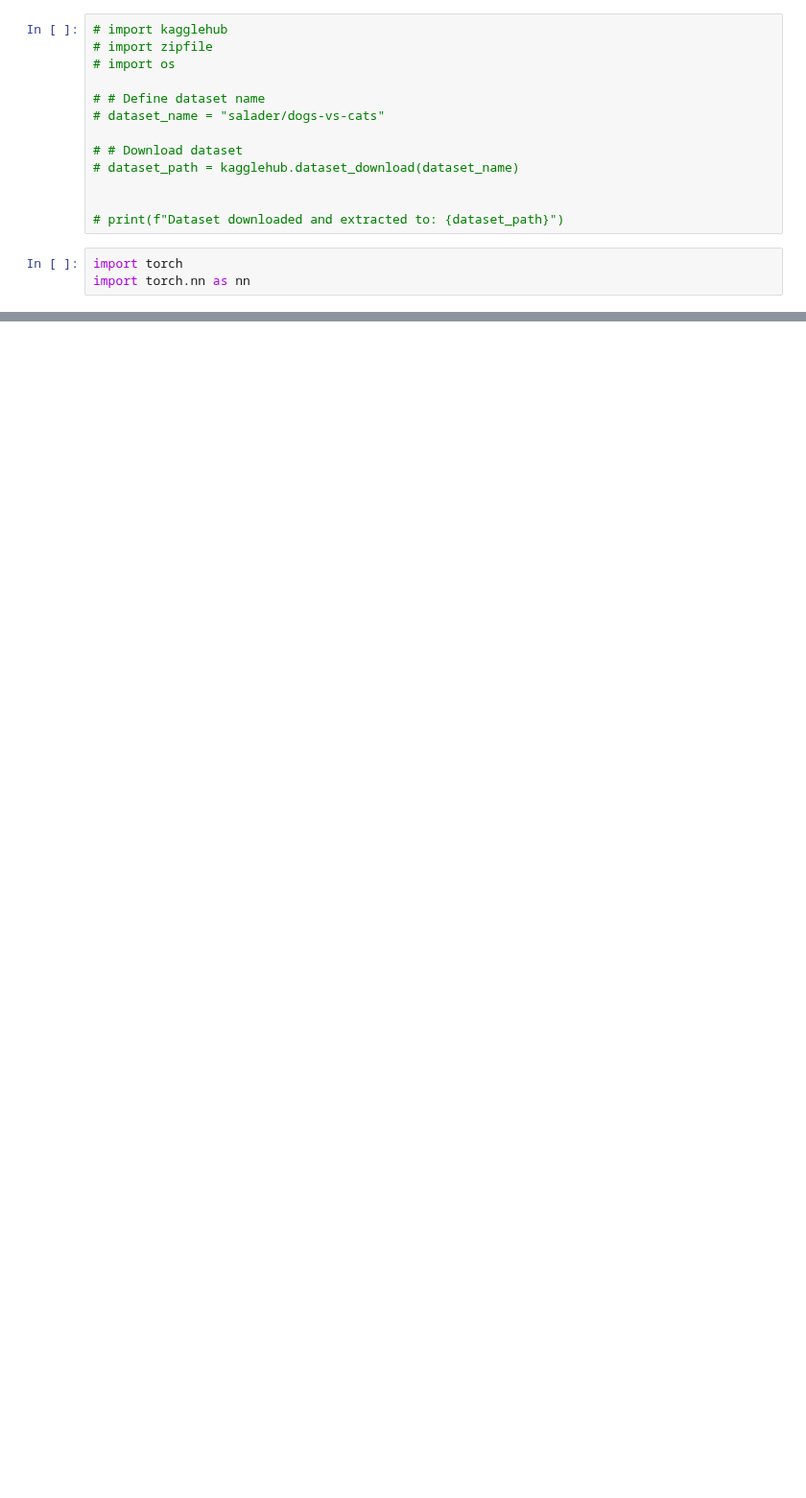
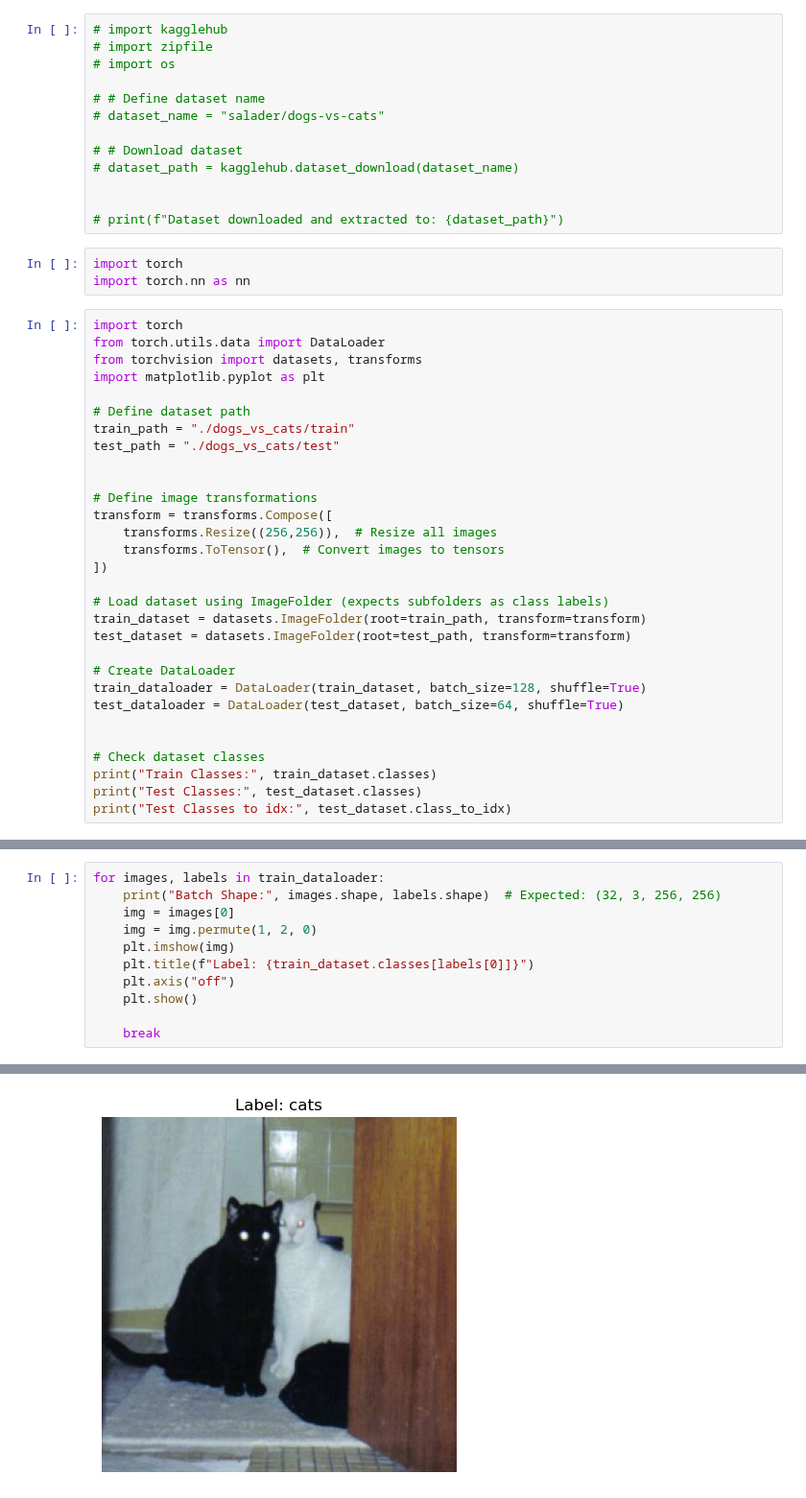
Before and after one commit to sandeepshakya2019/DeepLearning_HandsOn_Pytorch, a Jupyter notebook: 6_NewCourse/3_DogVsCat.ipynb, the cells around one changed output, grey strips where cells are left out. Shown at 96% size. Saved outputs shown, nothing was run; the diff lists cells and outputs as text; blank space fills up the shorter version.

```diff
--- a/6_NewCourse/3_DogVsCat.ipynb
+++ b/6_NewCourse/3_DogVsCat.ipynb
@@ -14,3 +14,33 @@
 # %%
 import torch
 import torch.nn as nn
+# %%
+import torch
+from torch.utils.data import DataLoader
+from torchvision import datasets, transforms
+import matplotlib.pyplot as plt
+
+# Define dataset path
+train_path = "./dogs_vs_cats/train"
+test_path = "./dogs_vs_cats/test"
+
+
+# Define image transformations
+transform = transforms.Compose([
+    transforms.Resize((256,256)),  # Resize all images
+    transforms.ToTensor(),  # Convert images to tensors
+])
+
+# Load dataset using ImageFolder (expects subfolders as class labels)
+train_dataset = datasets.ImageFolder(root=train_path, transform=transform)
+test_dataset = datasets.ImageFolder(root=test_path, transform=transform)
+
+# Create DataLoader
+train_dataloader = DataLoader(train_dataset, batch_size=128, shuffle=True)
+test_dataloader = DataLoader(test_dataset, batch_size=64, shuffle=True)
+
+
+# Check dataset classes
+print("Train Classes:", train_dataset.classes)
+print("Test Classes:", test_dataset.classes)
+print("Test Classes to idx:", test_dataset.class_to_idx)
@@ -16,0 +51,12 @@ import torch.nn as nn
+# %%
+for images, labels in train_dataloader:
+    print("Batch Shape:", images.shape, labels.shape)  # Expected: (32, 3, 256, 256)
+    img = images[0]
+    img = img.permute(1, 2, 0)
+    plt.imshow(img)
+    plt.title(f"Label: {train_dataset.classes[labels[0]]}")
+    plt.axis("off")
+    plt.show()
+
+    break
+# %% [output]
@@ -16,0 +64 @@ import torch.nn as nn
+[figure, added]
```
Also changed, not shown: parts of 21 cells of this notebook, 4 other files.
